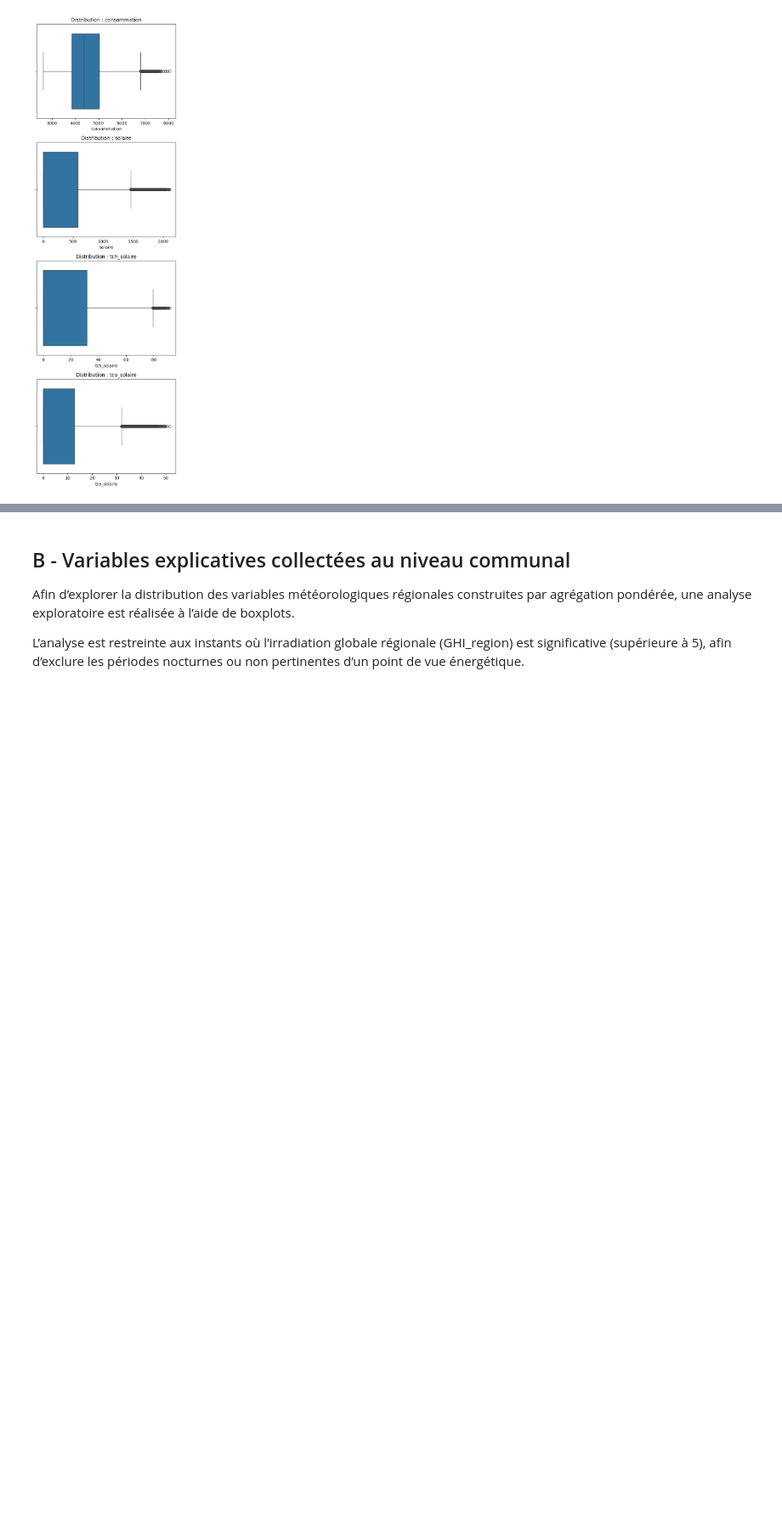
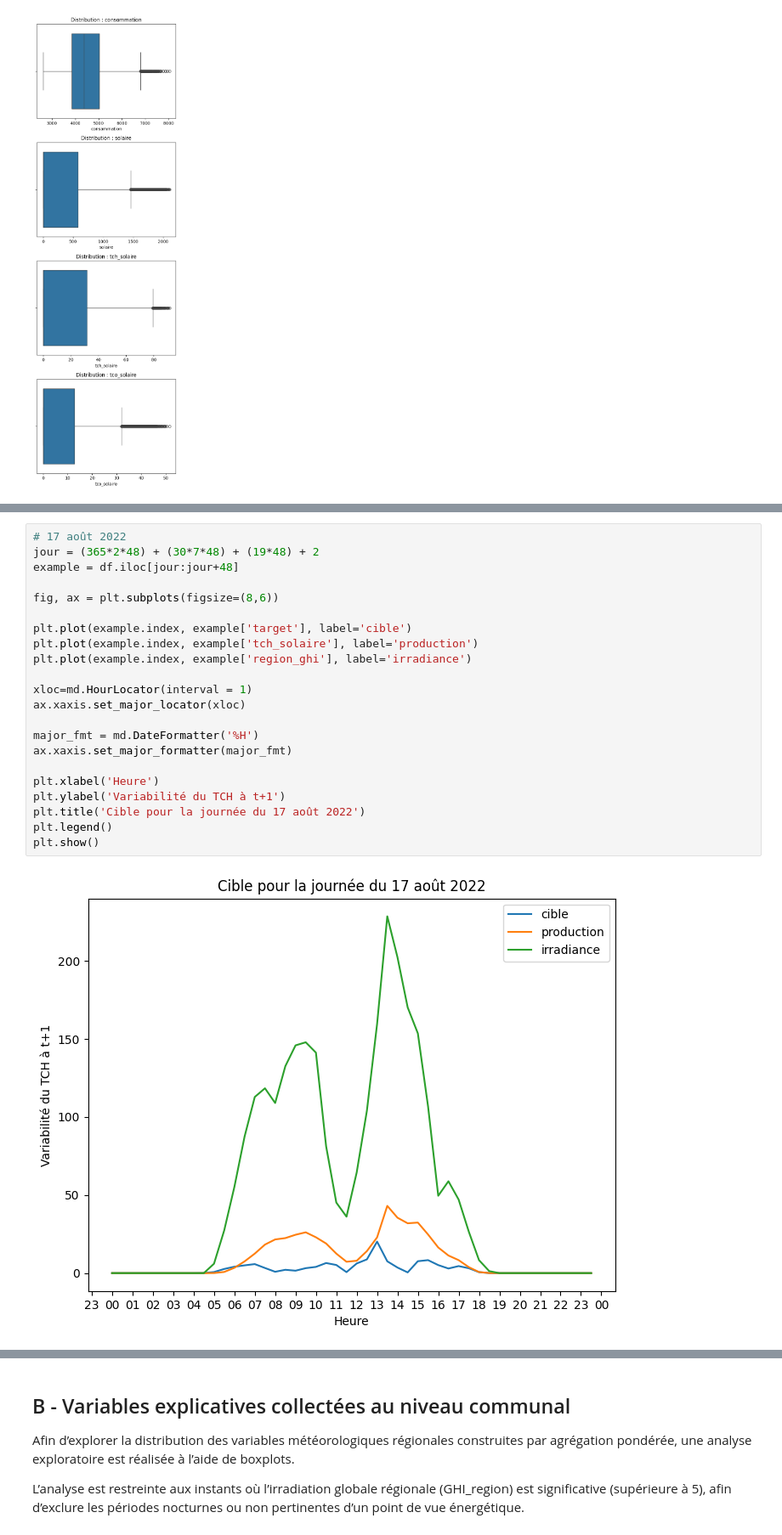
Before and after one commit to Math2935/aug25cds_variabilite, a Jupyter notebook: notebooks/03_Analyse_exploratoire/03_analyse_02_exploration_detaillee.ipynb, the cells around one changed output, grey strips where cells are left out. Shown at 85% size. Drawn from its saved outputs; the diff is of its cells as text; blank space fills up the shorter version.

```diff
--- a/notebooks/03_Analyse_exploratoire/03_analyse_02_exploration_detaillee.ipynb
+++ b/notebooks/03_Analyse_exploratoire/03_analyse_02_exploration_detaillee.ipynb
@@ -173,0 +224,24 @@ plt.show()
+# %%
+# 17 août 2022
+jour = (365*2*48) + (30*7*48) + (19*48) + 2
+example = df.iloc[jour:jour+48]
+
+fig, ax = plt.subplots(figsize=(8,6))
+
+plt.plot(example.index, example['target'], label='cible')
+plt.plot(example.index, example['tch_solaire'], label='production')
+plt.plot(example.index, example['region_ghi'], label='irradiance')
+
+xloc=md.HourLocator(interval = 1)
+ax.xaxis.set_major_locator(xloc)
+
+major_fmt = md.DateFormatter('%H')
+ax.xaxis.set_major_formatter(major_fmt)
+
+plt.xlabel('Heure')
+plt.ylabel('Variabilité du TCH à t+1')
+plt.title('Cible pour la journée du 17 août 2022')
+plt.legend()
+plt.show()
+# %% [output]
+[figure, added]
```
Also changed, not shown: parts of 7 cells of this notebook, 6 other files.
